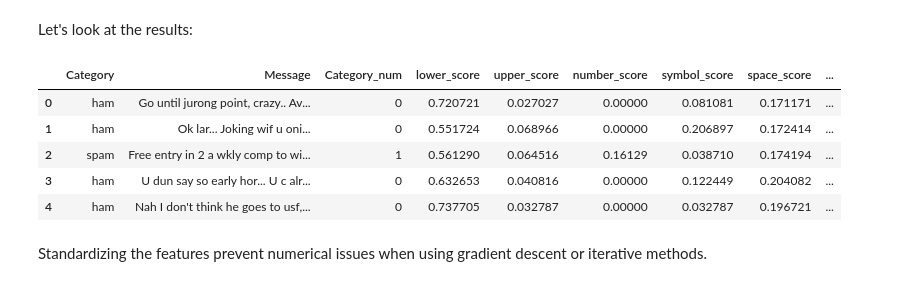
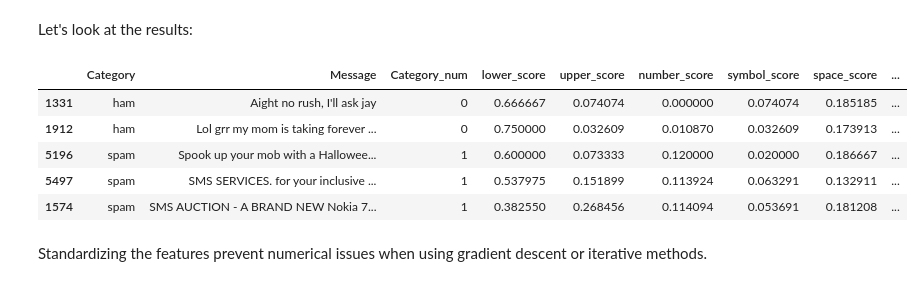
Before and after one commit to zaitrik/spam_detect, a Jupyter notebook: spam_detect.ipynb, the cells around one changed output. Saved outputs shown, nothing was run; the diff lists cells and outputs as text; code cells hidden in the pictures.

```diff
--- a/spam_detect.ipynb
+++ b/spam_detect.ipynb
@@ -154,14 +154,14 @@ data_raw['length'] = data_raw['Message'].apply(length)
 # %% [markdown]
 Let's look at the results:
 # %%
-data_raw.head(5)
+data_raw.sample(5)
 # %% [output]
 |  | Category | Message | Category_num | lower_score | upper_score | number_score | symbol_score | space_score | ... |
-| 0 | ham | Go until jurong point, crazy.. Av... | 0 | 0.720721 | 0.027027 | 0.00000 | 0.081081 | 0.171171 | ... |
-| 1 | ham | Ok lar... Joking wif u oni... | 0 | 0.551724 | 0.068966 | 0.00000 | 0.206897 | 0.172414 | ... |
-| 2 | spam | Free entry in 2 a wkly comp to wi... | 1 | 0.561290 | 0.064516 | 0.16129 | 0.038710 | 0.174194 | ... |
-| 3 | ham | U dun say so early hor... U c alr... | 0 | 0.632653 | 0.040816 | 0.00000 | 0.122449 | 0.204082 | ... |
-| 4 | ham | Nah I don't think he goes to usf,... | 0 | 0.737705 | 0.032787 | 0.00000 | 0.032787 | 0.196721 | ... |
+| 1331 | ham | Aight no rush, I'll ask jay | 0 | 0.666667 | 0.074074 | 0.000000 | 0.074074 | 0.185185 | ... |
+| 1912 | ham | Lol grr my mom is taking forever ... | 0 | 0.750000 | 0.032609 | 0.010870 | 0.032609 | 0.173913 | ... |
+| 5196 | spam | Spook up your mob with a Hallowee... | 1 | 0.600000 | 0.073333 | 0.120000 | 0.020000 | 0.186667 | ... |
+| 5497 | spam | SMS SERVICES. for your inclusive ... | 1 | 0.537975 | 0.151899 | 0.113924 | 0.063291 | 0.132911 | ... |
+| 1574 | spam | SMS AUCTION - A BRAND NEW Nokia 7... | 1 | 0.382550 | 0.268456 | 0.114094 | 0.053691 | 0.181208 | ... |
 # %% [markdown]
 Standardizing the features prevent numerical issues when using gradient descent or iterative methods.
 # %%
```
Also changed, not shown: parts of 12 cells of this notebook.
